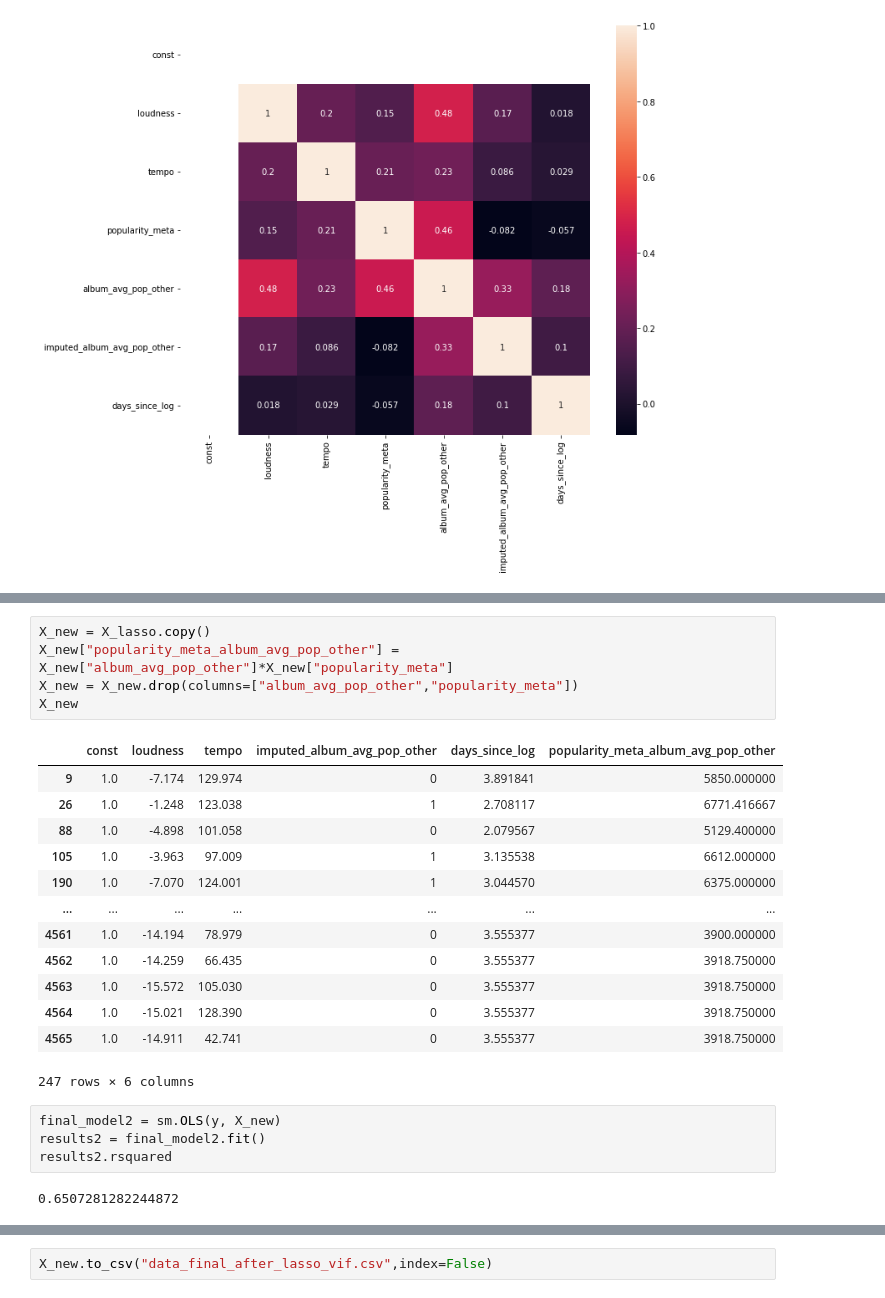
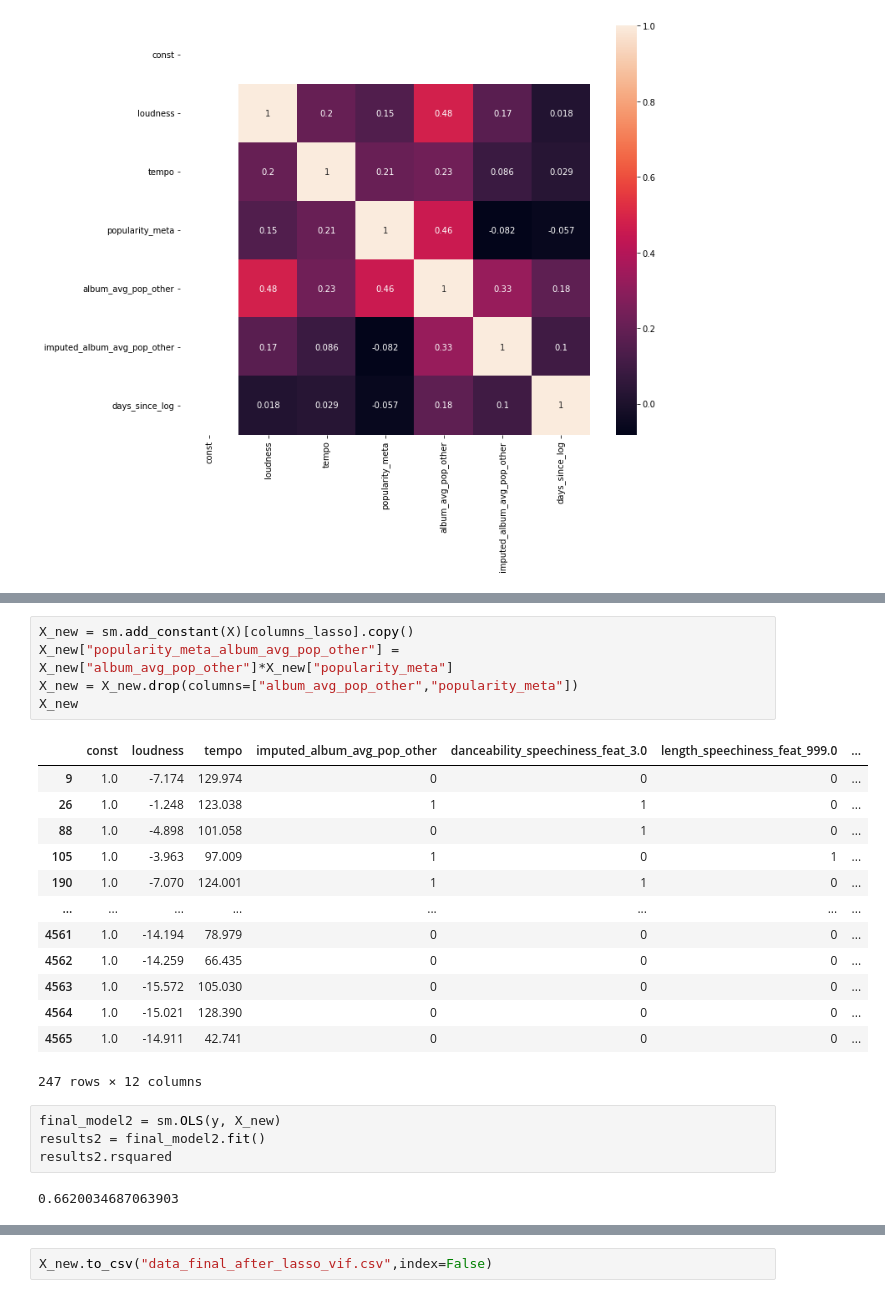
Before and after one commit to trantrikien239/isye6414_group_project, a Jupyter notebook: ashish/c.1_ppt_model_v0.ipynb, the cells around one changed output, grey strips where cells are left out. Drawn from its saved outputs; the diff is of its cells as text.

```diff
--- a/ashish/c.1_ppt_model_v0.ipynb
+++ b/ashish/c.1_ppt_model_v0.ipynb
@@ -716,30 +716,30 @@ corr_lasso.style.applymap(highlighter)
 | imputed_album_avg_pop_other | nan | 0.170789 | 0.086385 | -0.081678 | 0.326036 | 1.000000 | ... |
 | days_since_log | nan | 0.017885 | 0.028641 | -0.057230 | 0.181114 | 0.104130 | ... |
 # %%
-X_new = X_lasso.copy()
+X_new = sm.add_constant(X)[columns_lasso].copy()
 X_new["popularity_meta_album_avg_pop_other"] = X_new["album_avg_pop_other"]*X_new["popularity_meta"]
 X_new = X_new.drop(columns=["album_avg_pop_other","popularity_meta"])
 X_new
 # %% [output]
-|  | const | loudness | tempo | imputed_album_avg_pop_other | days_since_log | popularity_meta_album_avg_pop_other |
-| 9 | 1.0 | -7.174 | 129.974 | 0 | 3.891841 | 5850.000000 |
-| 26 | 1.0 | -1.248 | 123.038 | 1 | 2.708117 | 6771.416667 |
-| 88 | 1.0 | -4.898 | 101.058 | 0 | 2.079567 | 5129.400000 |
-| 105 | 1.0 | -3.963 | 97.009 | 1 | 3.135538 | 6612.000000 |
-| 190 | 1.0 | -7.070 | 124.001 | 1 | 3.044570 | 6375.000000 |
-| ... | ... | ... | ... | ... | ... | ... |
-| 4561 | 1.0 | -14.194 | 78.979 | 0 | 3.555377 | 3900.000000 |
-| 4562 | 1.0 | -14.259 | 66.435 | 0 | 3.555377 | 3918.750000 |
-| 4563 | 1.0 | -15.572 | 105.030 | 0 | 3.555377 | 3918.750000 |
-| 4564 | 1.0 | -15.021 | 128.390 | 0 | 3.555377 | 3918.750000 |
-| 4565 | 1.0 | -14.911 | 42.741 | 0 | 3.555377 | 3918.750000 |
+|  | const | loudness | tempo | imputed_album_avg_pop_other | danceability_speechiness_feat_3.0 | length_speechiness_feat_999.0 | ... |
+| 9 | 1.0 | -7.174 | 129.974 | 0 | 0 | 0 | ... |
+| 26 | 1.0 | -1.248 | 123.038 | 1 | 1 | 0 | ... |
+| 88 | 1.0 | -4.898 | 101.058 | 0 | 1 | 0 | ... |
+| 105 | 1.0 | -3.963 | 97.009 | 1 | 0 | 1 | ... |
+| 190 | 1.0 | -7.070 | 124.001 | 1 | 1 | 0 | ... |
+| ... | ... | ... | ... | ... | ... | ... | ... |
+| 4561 | 1.0 | -14.194 | 78.979 | 0 | 0 | 0 | ... |
+| 4562 | 1.0 | -14.259 | 66.435 | 0 | 0 | 0 | ... |
+| 4563 | 1.0 | -15.572 | 105.030 | 0 | 0 | 0 | ... |
+| 4564 | 1.0 | -15.021 | 128.390 | 0 | 0 | 0 | ... |
+| 4565 | 1.0 | -14.911 | 42.741 | 0 | 0 | 0 | ... |
-247 rows × 6 columns
+247 rows × 12 columns
 # %%
 final_model2 = sm.OLS(y, X_new)
 results2 = final_model2.fit()
 results2.rsquared
 # %% [output]
-0.6507281282244872
+0.6620034687063903
 # %%
 results2.summary()
 # %% [output]
```
Also changed, not shown: parts of 2 cells of this notebook, 1 other file.
